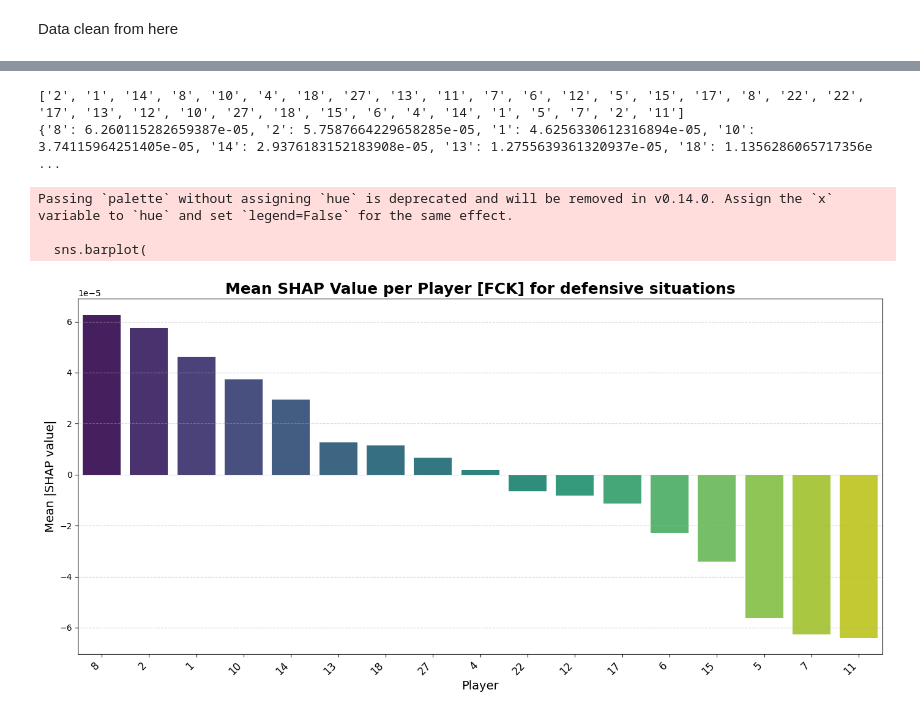
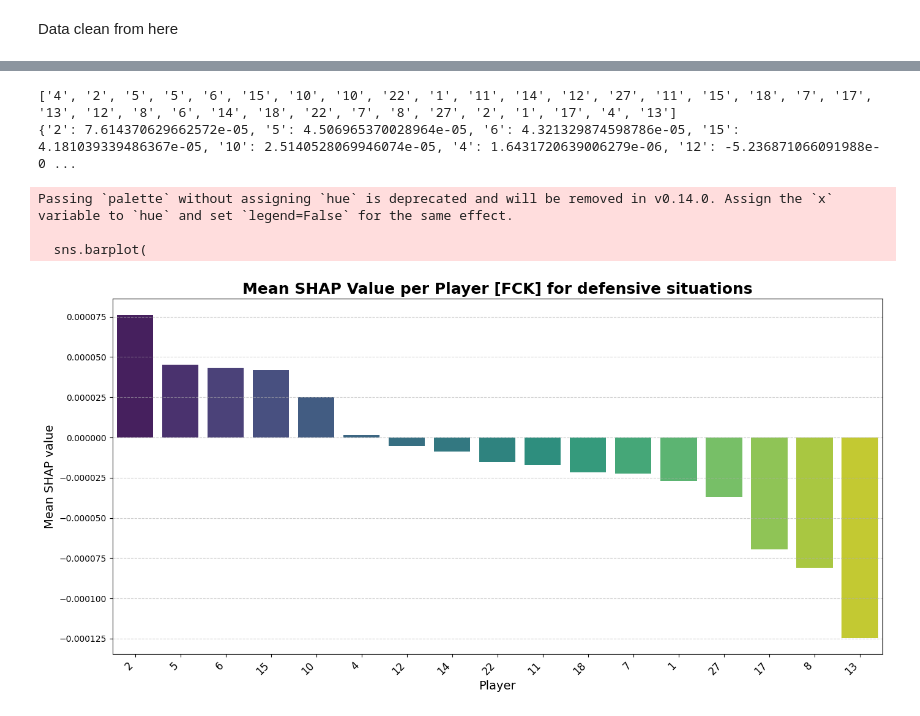
Before and after one commit to adiguzeldeniz/ekip_makine, a Jupyter notebook: RNN_to_sequence_by_number.ipynb, the cells around one changed output, grey strips where cells are left out. Cells and saved outputs as stored; diff of their text form; code cells hidden in the pictures.

```diff
--- a/RNN_to_sequence_by_number.ipynb
+++ b/RNN_to_sequence_by_number.ipynb
@@ -182,4 +185,4 @@ LEN 30
 # %%
-#tXG_all = pd.read_csv('XGData_sequencies_FCK.csv')
+tXG_all = pd.read_csv('XGData_sequencies_FCK.csv')
 print(tXG_all.shape)
 # %% [output]
@@ -187,5 +190,5 @@ print(tXG_all.shape)
 # %%
-cols_to_drop = [col for col in tXG_all.columns if ('speed' in col or 'ball' in col or 'Time' in col  or 'Half' in col)]
+cols_to_drop = [col for col in tXG_all.columns if ('speed' in col or 'Time' in col  or 'Half' in col)]
 #cols_to_drop += [col for col in tXG_all.columns if '11'  in col]
 tXG_all = tXG_all.drop(columns=cols_to_drop)
 shot = 0
@@ -273,17 +276,13 @@ Shape of train_X_padded: (284, 30, 34)
 Shape of train_y: (284,)
 # %%
-X_train, X_test, y_train, y_test = train_test_split(train_X_padded, train_y, test_size=0.2, random_state=42)
-X_train_positive = X_train[y_train > 0]
-X_train_negative = X_train[y_train <= 0]
+X_train_padded_negative = train_X_padded[train_y <= 0]
+X_train_padded_positive = train_X_padded[train_y > 0]
+train_y_negative = train_y[train_y <= 0]
+train_y_positive = train_y[train_y > 0]
 
-y_train_positive = y_train[y_train > 0]
-y_train_negative = y_train[y_train <= 0]
-
-X_test_positive = X_test[y_test > 0]
-X_test_negative = X_test[y_test <= 0]
-
-y_test_positive = y_test[y_test > 0]
-y_test_negative = y_test[y_test <= 0]
+# Splitting the data into training and testing sets
+X_train_positive, X_test_positive, y_train_positive, y_test_positive = train_test_split(X_train_padded_positive, train_y_positive, test_size=0.15, random_state=42)
+X_train_negative, X_test_negative, y_train_negative, y_test_negative = train_test_split(X_train_padded_negative, train_y_negative, test_size=0.15, random_state=42)
 # %% [markdown]
 Data clean from here
 # %%
@@ -547,37 +546,37 @@ print(importances_df_negative)
 # %%
 players_negative = [col.split('_')[1] for col in importances_df_negative.feature if 'us_' in col]
 print(players_negative)
 
 def shape_mean_negative(number, df ) :
     str_to_find = '_' + str(number) + '_'
     raw = [col for col in df.feature if str_to_find in col]
     return df[df.feature.isin(raw)].mean_shap.mean()
 # Calculate the mean SHAP value for each player
 mean_shap_values_negative = {}
 for i in (players_negative):
     mean_shap_values_negative[f'{i}'] = shape_mean_negative(i, importances_df_negative)
 mean_shap_values_negative = dict(sorted(mean_shap_values_negative.items(), key=lambda item: item[1], reverse=True))
 print(mean_shap_values_negative)
 plt.figure(figsize=(14, 7))
 sns.barplot(
     x=list(mean_shap_values_negative.keys()),
     y=list(mean_shap_values_negative.values()),
     palette="viridis"
 )
 plt.xticks(rotation=45, ha='right', fontsize=12)
 plt.title('Mean SHAP Value per Player [FCK] for defensive situations', fontsize=18, fontweight='bold')
-plt.ylabel('Mean |SHAP value|', fontsize=14)
+plt.ylabel('Mean SHAP value', fontsize=14)
 plt.xlabel('Player', fontsize=14)
 plt.tight_layout()
 plt.grid(axis='y', linestyle='--', alpha=0.6)
 plt.show()
 # %% [output]
-['2', '1', '14', '8', '10', '4', '18', '27', '13', '11', '7', '6', '12', '5', '15', '17', '8', '22', '22', '17', '13', '12', '10', '27', '18', '15', '6', '4', '14', '1', '5', '7', '2', '11']
-{'8': 6.260115282659387e-05, '2': 5.7587664229658285e-05, '1': 4.6256330612316894e-05, '10': 3.74115964251405e-05, '14': 2.9376183152183908e-05, '13': 1.2755639361320937e-05, '18': 1.1356286065717356e ...
+['4', '2', '5', '5', '6', '15', '10', '10', '22', '1', '11', '14', '12', '27', '11', '15', '18', '7', '17', '13', '12', '8', '6', '14', '18', '22', '7', '8', '27', '2', '1', '17', '4', '13']
+{'2': 7.614370629662572e-05, '5': 4.506965370028964e-05, '6': 4.321329874598786e-05, '15': 4.181039339486367e-05, '10': 2.5140528069946074e-05, '4': 1.6431720639006279e-06, '12': -5.236871066091988e-0 ...
 Passing `palette` without assigning `hue` is deprecated and will be removed in v0.14.0. Assign the `x` variable to `hue` and set `legend=False` for the same effect.
 
   sns.barplot(
-[figure, old version]
+[figure, new version]
 # %%
 average_shap_total = {}
 for player in mean_shap_values.keys():
```
Also changed, not shown: parts of 11 cells of this notebook, 1 other file.
